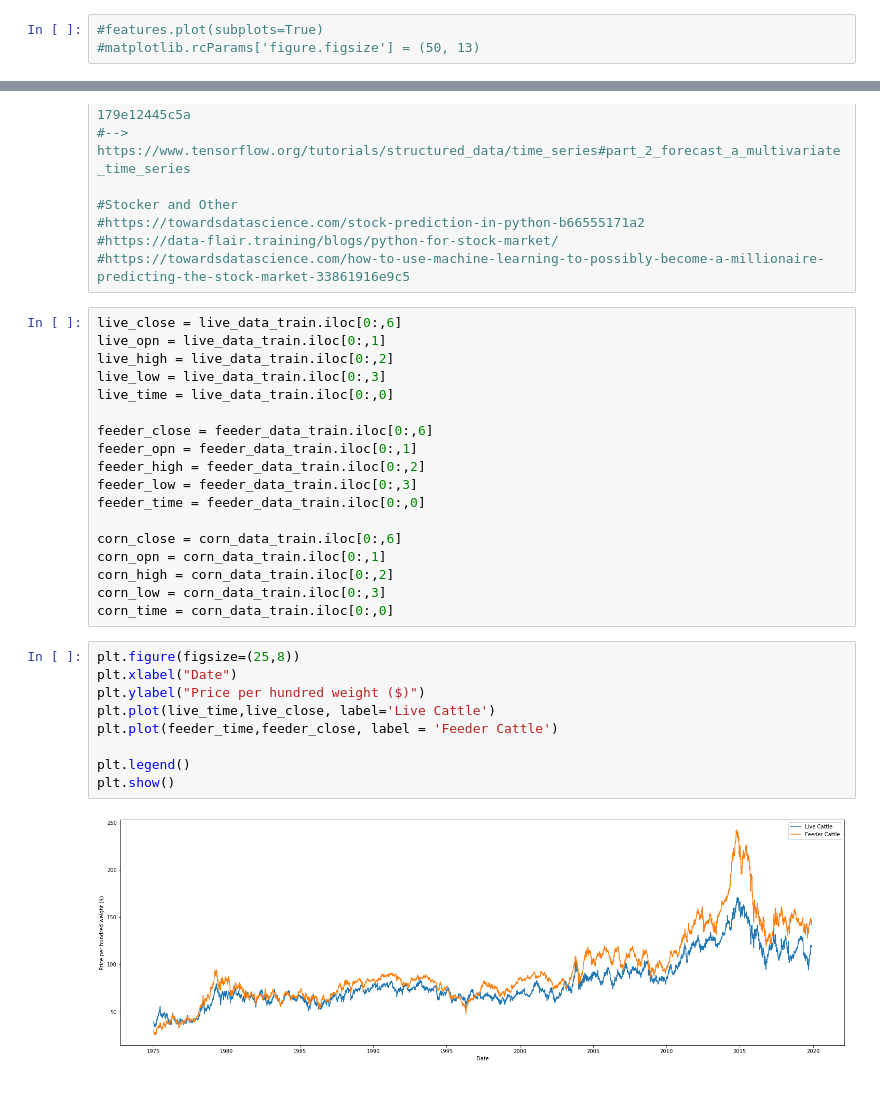
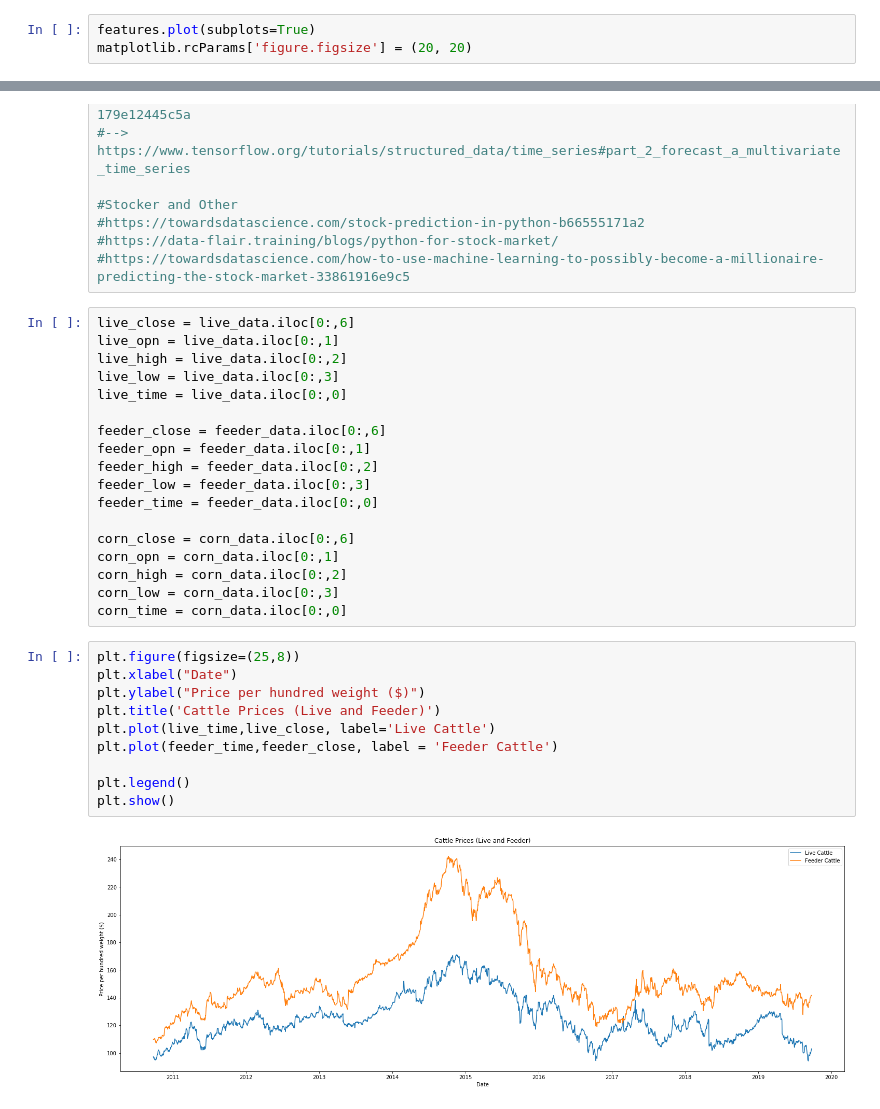
Before and after one commit to ajirlbeck14/Project, a Jupyter notebook: CattleTEC Project.ipynb, the cells around one changed output, grey strips where cells are left out. Saved outputs shown, nothing was run; the diff lists cells and outputs as text.

```diff
--- a/CattleTEC Project.ipynb
+++ b/CattleTEC Project.ipynb
@@ -328,5 +341,5 @@ features.head()
 | 2014-02-24 | 451.50 | 452.75 | 445.50 | 451.4 | 1.4 | 451.50 | 142118.0 | 200173.0 | 144.700 | 145.500 | ... |
 5 rows × 24 columns
 # %%
-#features.plot(subplots=True)
-#matplotlib.rcParams['figure.figsize'] = (50, 13)
+features.plot(subplots=True)
+matplotlib.rcParams['figure.figsize'] = (20, 20)
@@ -399,34 +557,35 @@ ValueError: Input 0 of layer lstm_4 is incompatible with the layer: expected ndi
 #https://data-flair.training/blogs/python-for-stock-market/
 #https://towardsdatascience.com/how-to-use-machine-learning-to-possibly-become-a-millionaire-predicting-the-stock-market-33861916e9c5
 # %%
-live_close = live_data_train.iloc[0:,6]
-live_opn = live_data_train.iloc[0:,1]
-live_high = live_data_train.iloc[0:,2]
-live_low = live_data_train.iloc[0:,3]
-live_time = live_data_train.iloc[0:,0]
+live_close = live_data.iloc[0:,6]
+live_opn = live_data.iloc[0:,1]
+live_high = live_data.iloc[0:,2]
+live_low = live_data.iloc[0:,3]
+live_time = live_data.iloc[0:,0]
 
-feeder_close = feeder_data_train.iloc[0:,6]
-feeder_opn = feeder_data_train.iloc[0:,1]
-feeder_high = feeder_data_train.iloc[0:,2]
-feeder_low = feeder_data_train.iloc[0:,3]
-feeder_time = feeder_data_train.iloc[0:,0]
+feeder_close = feeder_data.iloc[0:,6]
+feeder_opn = feeder_data.iloc[0:,1]
+feeder_high = feeder_data.iloc[0:,2]
+feeder_low = feeder_data.iloc[0:,3]
+feeder_time = feeder_data.iloc[0:,0]
 
-corn_close = corn_data_train.iloc[0:,6]
-corn_opn = corn_data_train.iloc[0:,1]
-corn_high = corn_data_train.iloc[0:,2]
-corn_low = corn_data_train.iloc[0:,3]
-corn_time = corn_data_train.iloc[0:,0]
+corn_close = corn_data.iloc[0:,6]
+corn_opn = corn_data.iloc[0:,1]
+corn_high = corn_data.iloc[0:,2]
+corn_low = corn_data.iloc[0:,3]
+corn_time = corn_data.iloc[0:,0]
 # %%
 plt.figure(figsize=(25,8))
 plt.xlabel("Date")
 plt.ylabel("Price per hundred weight ($)")
+plt.title('Cattle Prices (Live and Feeder)')
 plt.plot(live_time,live_close, label='Live Cattle')
 plt.plot(feeder_time,feeder_close, label = 'Feeder Cattle')
 
 plt.legend()
 plt.show()
 # %% [output]
-[figure, old version]
+[figure, new version]
 # %%
 plt.figure(figsize=(25,8))
 plt.xlabel("Date")
```
Also changed, not shown: parts of 52 cells of this notebook.
